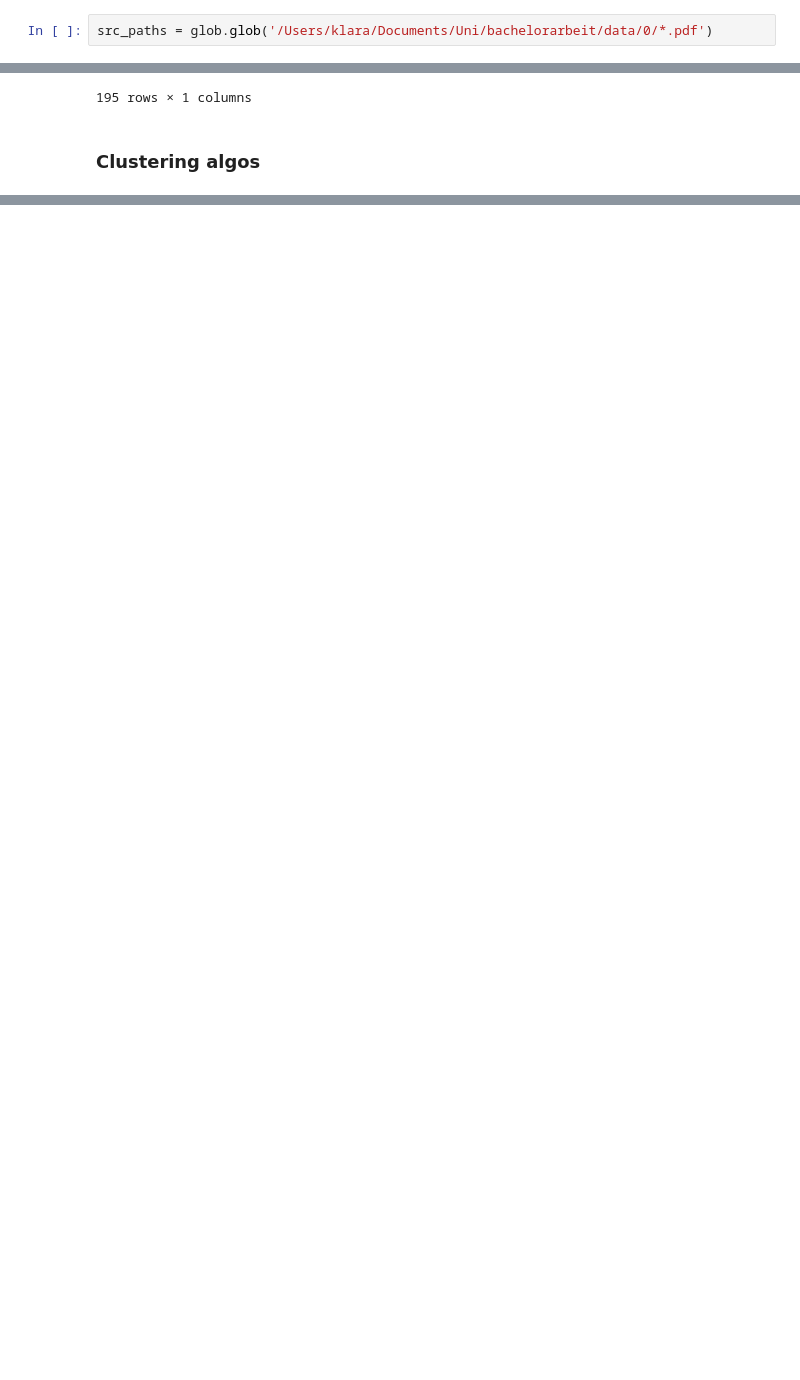
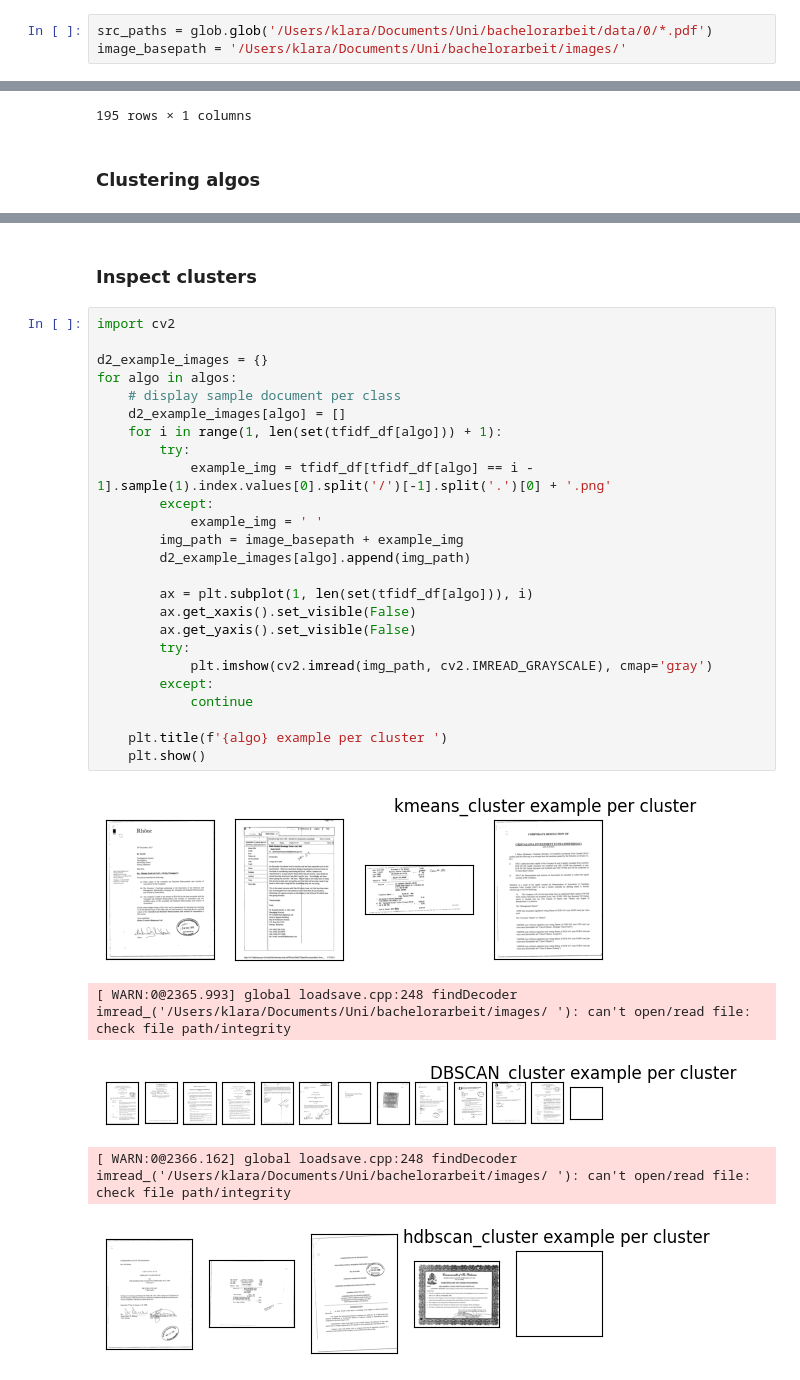
Before and after one commit to KlaraGtknst/topic-analysis-text-data, a Jupyter notebook: document_embedding_clustering.ipynb, the cells around one changed output, grey strips where cells are left out. Saved outputs shown, nothing was run; the diff lists cells and outputs as text; blank space fills up the shorter version.

```diff
--- a/document_embedding_clustering.ipynb
+++ b/document_embedding_clustering.ipynb
@@ -12,6 +12,7 @@ from elasticSearch import db_elasticsearch
 # TFIDF
 # %%
 src_paths = glob.glob('/Users/klara/Documents/Uni/bachelorarbeit/data/0/*.pdf')
+image_basepath = '/Users/klara/Documents/Uni/bachelorarbeit/images/'
 # %%
 # tfidf embedding incl. all-zero-vector-flag
 tfidf_matrix, sim_docs_tfidf = db_elasticsearch.tfidf_aux(src_paths)
@@ -74,0 +121,33 @@ tfidf_df
+# %% [markdown]
+### Inspect clusters
+# %%
+import cv2
+
+d2_example_images = {}
+for algo in algos:
+    # display sample document per class
+    d2_example_images[algo] = []
+    for i in range(1, len(set(tfidf_df[algo])) + 1):
+        try:
+            example_img = tfidf_df[tfidf_df[algo] == i - 1].sample(1).index.values[0].split('/')[-1].split('.')[0] + '.png'
+        except:
+            example_img = ' '
+        img_path = image_basepath + example_img
+        d2_example_images[algo].append(img_path)
+
+        ax = plt.subplot(1, len(set(tfidf_df[algo])), i)
+        ax.get_xaxis().set_visible(False)
+        ax.get_yaxis().set_visible(False)
+        try:
+            plt.imshow(cv2.imread(img_path, cv2.IMREAD_GRAYSCALE), cmap='gray')
+        except:
+            continue
+
+    plt.title(f'{algo} example per cluster ')
+    plt.show()
+# %% [output]
+[figure, added]
+[ WARN:0@2365.993] global loadsave.cpp:248 findDecoder imread_('/Users/klara/Documents/Uni/bachelorarbeit/images/ '): can't open/read file: check file path/integrity
+[figure, added]
+[ WARN:0@2366.162] global loadsave.cpp:248 findDecoder imread_('/Users/klara/Documents/Uni/bachelorarbeit/images/ '): can't open/read file: check file path/integrity
+[figure, added]
```
Also changed, not shown: parts of 11 cells of this notebook, 1 other file.
